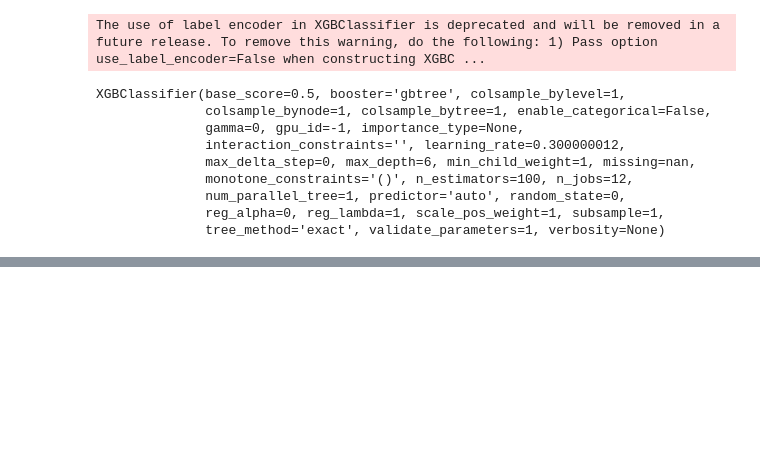
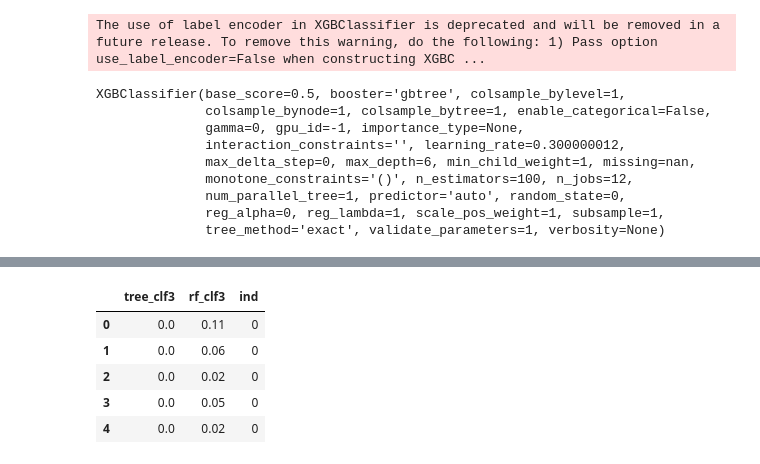
Before and after one commit to caesarorz/HRAttrition, a Jupyter notebook: Project HR Complete.ipynb, the cells around one changed output, grey strips where cells are left out. Cells and saved outputs as stored; diff of their text form; code cells hidden in the pictures; blank space fills up the shorter version.

```diff
--- a/Project HR Complete.ipynb
+++ b/Project HR Complete.ipynb
@@ -620,0 +664,3 @@ scores(x_clf, X_train, y_train, X_test, y_test, train=False)
+# %%
+tree_clf3 = DecisionTreeClassifier()
+tree_clf3.fit(X_train, y_train)
@@ -620,0 +694,3 @@ scores(x_clf, X_train, y_train, X_test, y_test, train=False)
+# %%
+rf_clf3 = RandomForestClassifier()
+rf_clf3.fit(X_train, y_train.ravel())
@@ -620,0 +720,15 @@ scores(x_clf, X_train, y_train, X_test, y_test, train=False)
+# %%
+ensembles = pd.DataFrame()
+ensembles['tree_clf3'] = pd.DataFrame(tree_clf3.predict_proba(X_train))[1]
+ensembles['rf_clf3'] = pd.DataFrame(rf_clf3.predict_proba(X_train))[1]
+ensembles = pd.concat([ensembles, pd.DataFrame(y_train).reset_index(drop=True)], axis=1)
+ensembles.rename({0: 'ind'}, axis=1, inplace=True)
+# %%
+ensembles.head()
+# %% [output]
+|  | tree_clf3 | rf_clf3 | ind |
+| 0 | 0.0 | 0.11 | 0 |
+| 1 | 0.0 | 0.06 | 0 |
+| 2 | 0.0 | 0.02 | 0 |
+| 3 | 0.0 | 0.05 | 0 |
+| 4 | 0.0 | 0.02 | 0 |
```
Also changed, not shown: parts of 19 cells of this notebook, 2 other files.
